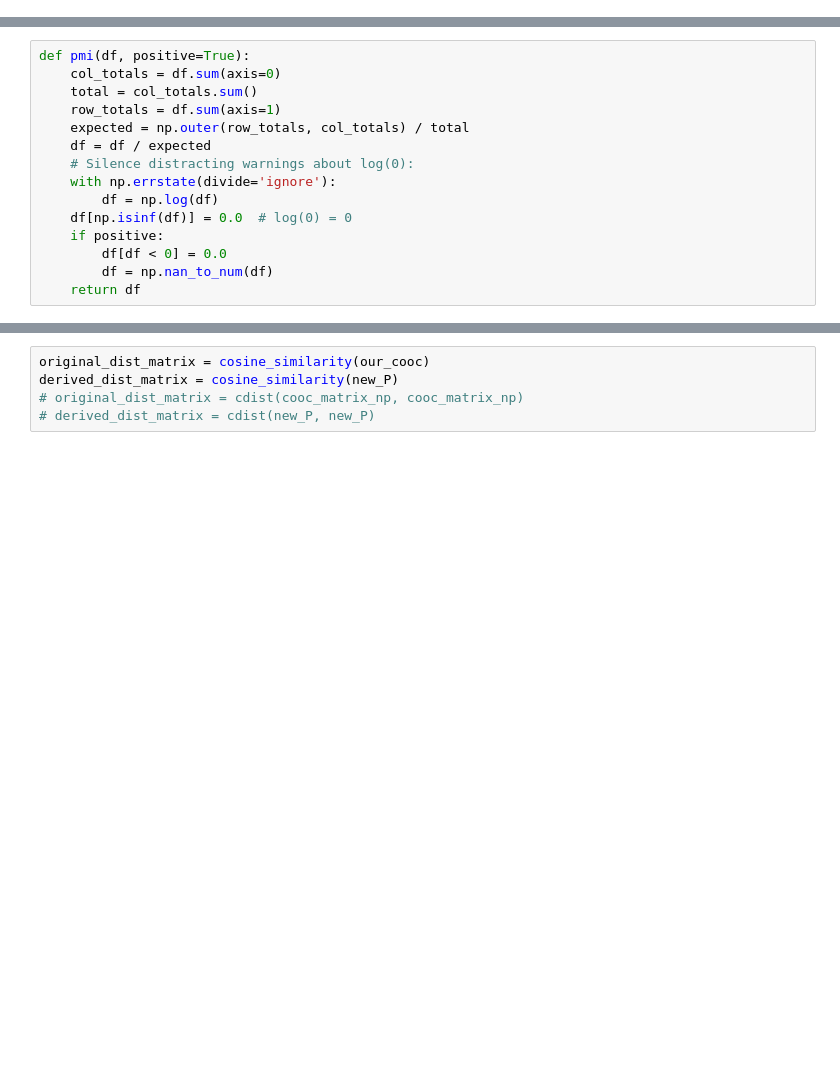
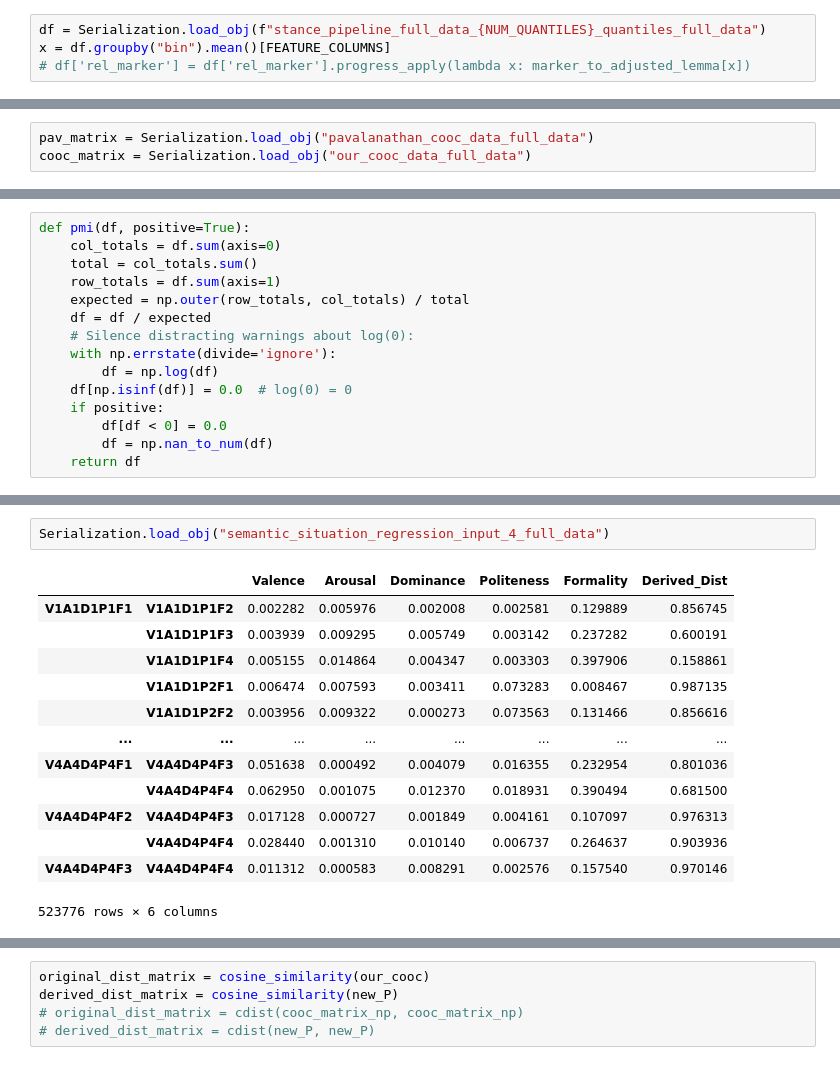
Before and after one commit to jaikaggarwal/stancetaking, a Jupyter notebook: semantic_space/test_clustering.ipynb, the cells around one changed output, grey strips where cells are left out. Drawn from its saved outputs; the diff is of its cells as text; blank space fills up the shorter version.

```diff
--- a/semantic_space/test_clustering.ipynb
+++ b/semantic_space/test_clustering.ipynb
@@ -68,2 +93,6 @@ df['bin'].describe()
+# %%
+df = Serialization.load_obj(f"stance_pipeline_full_data_{NUM_QUANTILES}_quantiles_full_data")
+x = df.groupby("bin").mean()[FEATURE_COLUMNS]
+# df['rel_marker'] = df['rel_marker'].progress_apply(lambda x: marker_to_adjusted_lemma[x])
 # %%
 # Get all unique markers
@@ -139 +211,4 @@ Pavalanathan Matrix Size: (20, 227)
+# %%
+pav_matrix = Serialization.load_obj("pavalanathan_cooc_data_full_data")
+cooc_matrix = Serialization.load_obj("our_cooc_data_full_data")
 # %%
@@ -277,0 +509,16 @@ feature_to_index = {
+# %%
+Serialization.load_obj("semantic_situation_regression_input_4_full_data")
+# %% [output]
+|  |  | Valence | Arousal | Dominance | Politeness | Formality | Derived_Dist |
+| V1A1D1P1F1 | V1A1D1P1F2 | 0.002282 | 0.005976 | 0.002008 | 0.002581 | 0.129889 | 0.856745 |
+|  | V1A1D1P1F3 | 0.003939 | 0.009295 | 0.005749 | 0.003142 | 0.237282 | 0.600191 |
+|  | V1A1D1P1F4 | 0.005155 | 0.014864 | 0.004347 | 0.003303 | 0.397906 | 0.158861 |
+|  | V1A1D1P2F1 | 0.006474 | 0.007593 | 0.003411 | 0.073283 | 0.008467 | 0.987135 |
+|  | V1A1D1P2F2 | 0.003956 | 0.009322 | 0.000273 | 0.073563 | 0.131466 | 0.856616 |
+| ... | ... | ... | ... | ... | ... | ... | ... |
+| V4A4D4P4F1 | V4A4D4P4F3 | 0.051638 | 0.000492 | 0.004079 | 0.016355 | 0.232954 | 0.801036 |
+|  | V4A4D4P4F4 | 0.062950 | 0.001075 | 0.012370 | 0.018931 | 0.390494 | 0.681500 |
+| V4A4D4P4F2 | V4A4D4P4F3 | 0.017128 | 0.000727 | 0.001849 | 0.004161 | 0.107097 | 0.976313 |
+|  | V4A4D4P4F4 | 0.028440 | 0.001310 | 0.010140 | 0.006737 | 0.264637 | 0.903936 |
+| V4A4D4P4F3 | V4A4D4P4F4 | 0.011312 | 0.000583 | 0.008291 | 0.002576 | 0.157540 | 0.970146 |
+523776 rows × 6 columns
```
Also changed, not shown: parts of 77 cells of this notebook, 6 other files.
